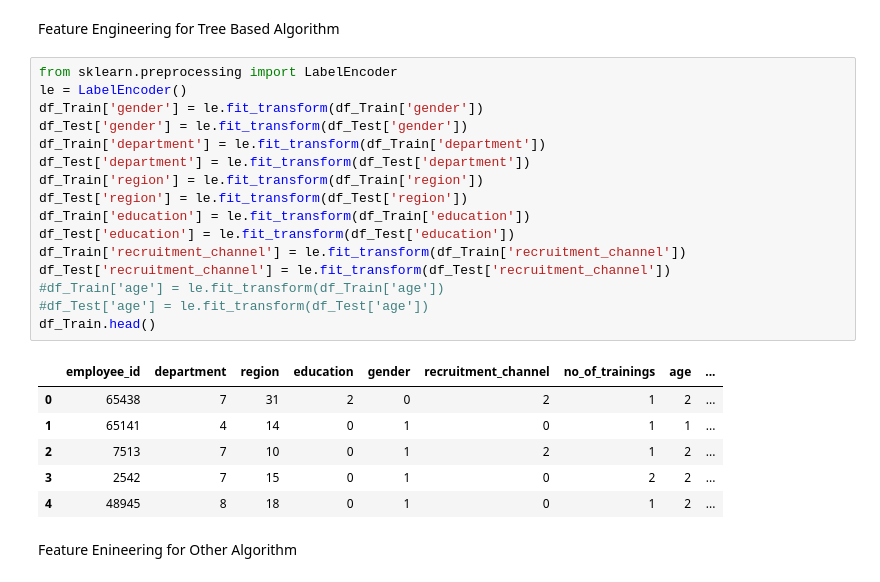
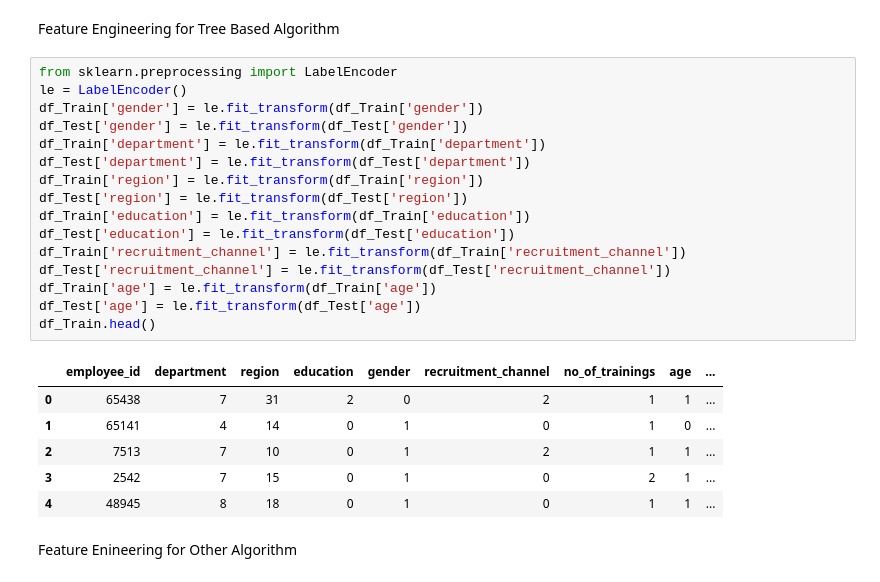
Before and after one commit to blessondensil294/HR-Analytics-Promotion, a Jupyter notebook: HR_Analytics_to_Predict_Promotion.ipynb, the cells around one changed output. Cells and saved outputs as stored; diff of their text form.

```diff
--- a/HR_Analytics_to_Predict_Promotion.ipynb
+++ b/HR_Analytics_to_Predict_Promotion.ipynb
@@ -313,26 +312,26 @@ Feature Engineering for Tree Based Algorithm
 # %%
 from sklearn.preprocessing import LabelEncoder
 le = LabelEncoder()
 df_Train['gender'] = le.fit_transform(df_Train['gender'])
 df_Test['gender'] = le.fit_transform(df_Test['gender'])
 df_Train['department'] = le.fit_transform(df_Train['department'])
 df_Test['department'] = le.fit_transform(df_Test['department'])
 df_Train['region'] = le.fit_transform(df_Train['region'])
 df_Test['region'] = le.fit_transform(df_Test['region'])
 df_Train['education'] = le.fit_transform(df_Train['education'])
 df_Test['education'] = le.fit_transform(df_Test['education'])
 df_Train['recruitment_channel'] = le.fit_transform(df_Train['recruitment_channel'])
 df_Test['recruitment_channel'] = le.fit_transform(df_Test['recruitment_channel'])
-#df_Train['age'] = le.fit_transform(df_Train['age'])
-#df_Test['age'] = le.fit_transform(df_Test['age'])
+df_Train['age'] = le.fit_transform(df_Train['age'])
+df_Test['age'] = le.fit_transform(df_Test['age'])
 df_Train.head()
 # %% [output]
 |  | employee_id | department | region | education | gender | recruitment_channel | no_of_trainings | age | ... |
-| 0 | 65438 | 7 | 31 | 2 | 0 | 2 | 1 | 2 | ... |
-| 1 | 65141 | 4 | 14 | 0 | 1 | 0 | 1 | 1 | ... |
-| 2 | 7513 | 7 | 10 | 0 | 1 | 2 | 1 | 2 | ... |
-| 3 | 2542 | 7 | 15 | 0 | 1 | 0 | 2 | 2 | ... |
-| 4 | 48945 | 8 | 18 | 0 | 1 | 0 | 1 | 2 | ... |
+| 0 | 65438 | 7 | 31 | 2 | 0 | 2 | 1 | 1 | ... |
+| 1 | 65141 | 4 | 14 | 0 | 1 | 0 | 1 | 0 | ... |
+| 2 | 7513 | 7 | 10 | 0 | 1 | 2 | 1 | 1 | ... |
+| 3 | 2542 | 7 | 15 | 0 | 1 | 0 | 2 | 1 | ... |
+| 4 | 48945 | 8 | 18 | 0 | 1 | 0 | 1 | 1 | ... |
 # %% [markdown]
 Feature Enineering for Other Algorithm
 # %%
```
Also changed, not shown: parts of 4 cells of this notebook.
